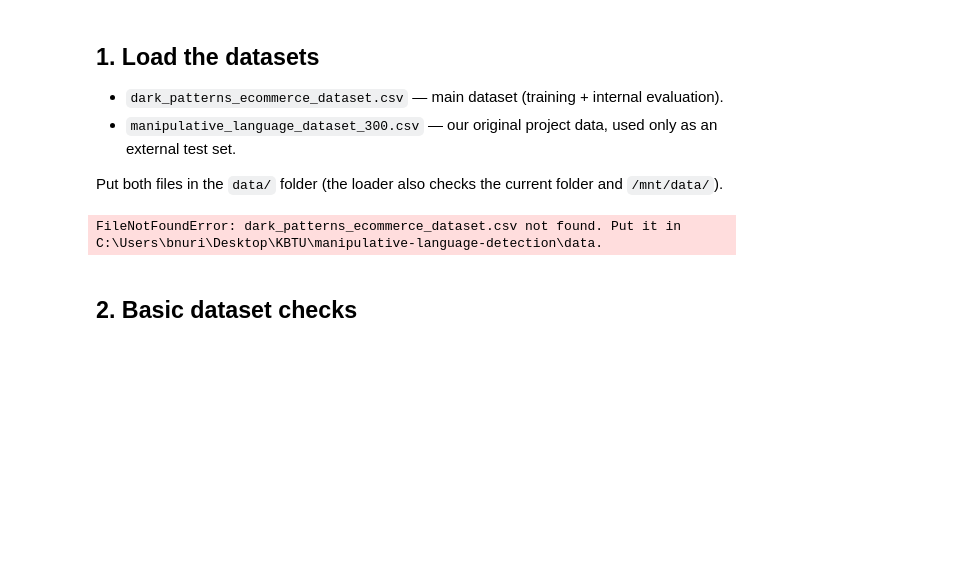
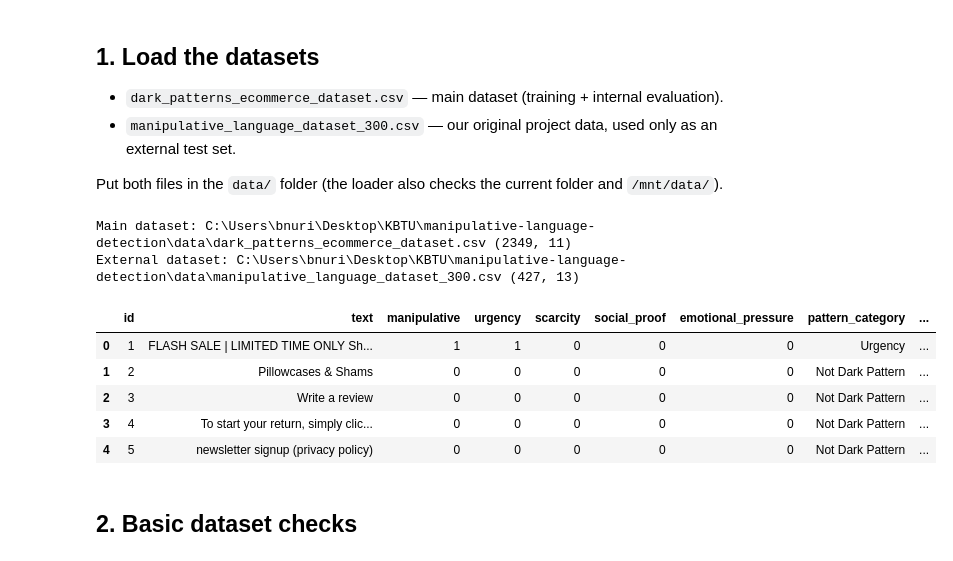
Before and after one commit to NurimanB/manipulative-language-detection, a Jupyter notebook: notebooks/01_baseline_tfidf_logreg.ipynb, the cells around one changed output. Drawn from its saved outputs; the diff is of its cells as text; code cells hidden in the pictures; blank space fills up the shorter version.

```diff
--- a/notebooks/01_baseline_tfidf_logreg.ipynb
+++ b/notebooks/01_baseline_tfidf_logreg.ipynb
@@ -71,39 +71,20 @@ Put both files in the `data/` folder (the loader also checks the current folder
 # %%
 # 2. Load data
 
-# 2. Load data
-
-data_dirs = [
-    ROOT / "data",
-    Path.cwd(),
-    Path.cwd() / "data",
-    Path("/mnt/data"),
-]
-
-def locate_file(filename):
-    for d in data_dirs:
-        candidate = d / filename
-        if candidate.exists():
-            return candidate
-    return None
-
-main_path = locate_file(MAIN_FILE)
-external_path = locate_file(EXTERNAL_FILE)
-
-if main_path is None:
-    raise FileNotFoundError(f"{MAIN_FILE} not found. Put it in {ROOT / 'data'}")
-
-if external_path is None:
-    raise FileNotFoundError(f"{EXTERNAL_FILE} not found. Put it in {ROOT / 'data'}")
-
-df = pd.read_csv(main_path)
-external_df = pd.read_csv(external_path)
+df, external_df = load_datasets()
 
 print("Main dataset:", find_file(MAIN_FILE), df.shape)
 print("External dataset:", find_file(EXTERNAL_FILE), external_df.shape)
 display(df.head())
 # %% [output]
-FileNotFoundError: dark_patterns_ecommerce_dataset.csv not found. Put it in C:\Users\bnuri\Desktop\KBTU\manipulative-language-detection\data.
+Main dataset: C:\Users\bnuri\Desktop\KBTU\manipulative-language-detection\data\dark_patterns_ecommerce_dataset.csv (2349, 11)
+External dataset: C:\Users\bnuri\Desktop\KBTU\manipulative-language-detection\data\manipulative_language_dataset_300.csv (427, 13)
+|  | id | text | manipulative | urgency | scarcity | social_proof | emotional_pressure | pattern_category | ... |
+| 0 | 1 | FLASH SALE | LIMITED TIME ONLY Sh... | 1 | 1 | 0 | 0 | 0 | Urgency | ... |
+| 1 | 2 | Pillowcases & Shams | 0 | 0 | 0 | 0 | 0 | Not Dark Pattern | ... |
+| 2 | 3 | Write a review | 0 | 0 | 0 | 0 | 0 | Not Dark Pattern | ... |
+| 3 | 4 | To start your return, simply clic... | 0 | 0 | 0 | 0 | 0 | Not Dark Pattern | ... |
+| 4 | 5 | newsletter signup (privacy policy) | 0 | 0 | 0 | 0 | 0 | Not Dark Pattern | ... |
 # %% [markdown]
 ## 2. Basic dataset checks
 # %%
```
Also changed, not shown: parts of 16 cells of this notebook, 10 other files.
